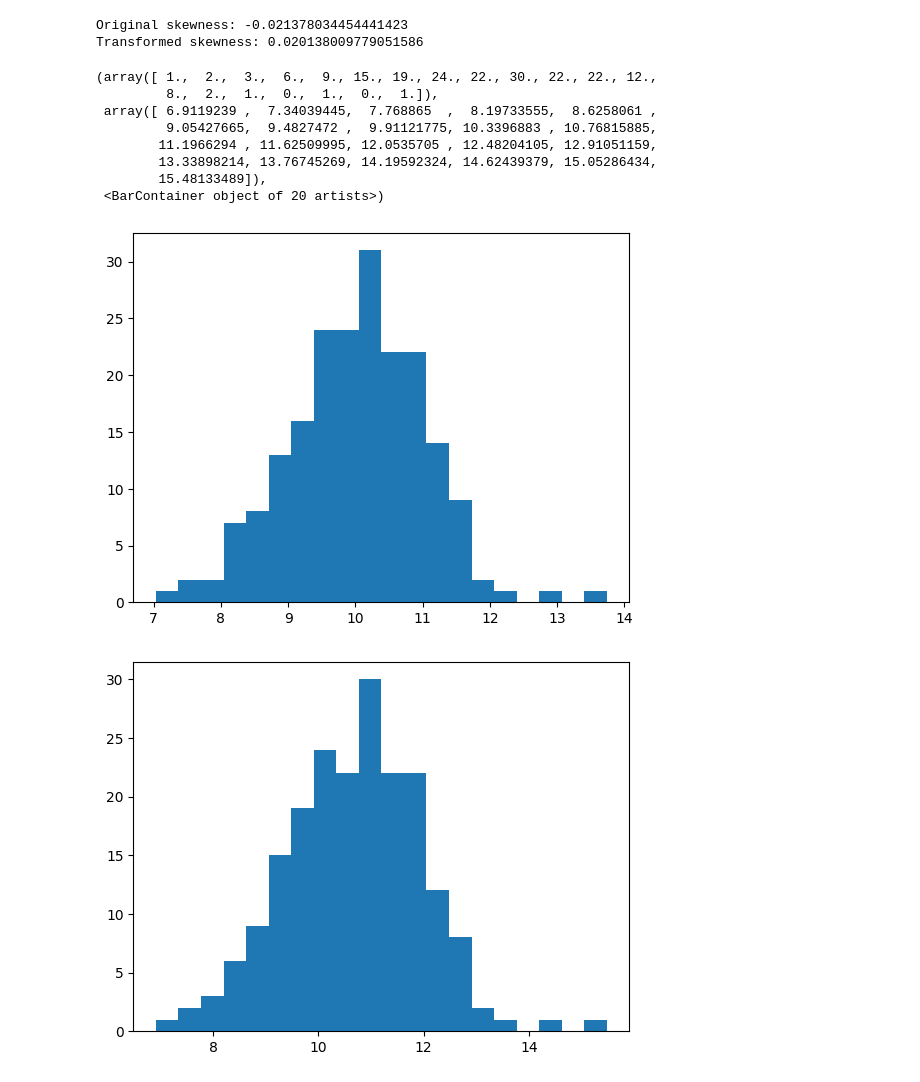
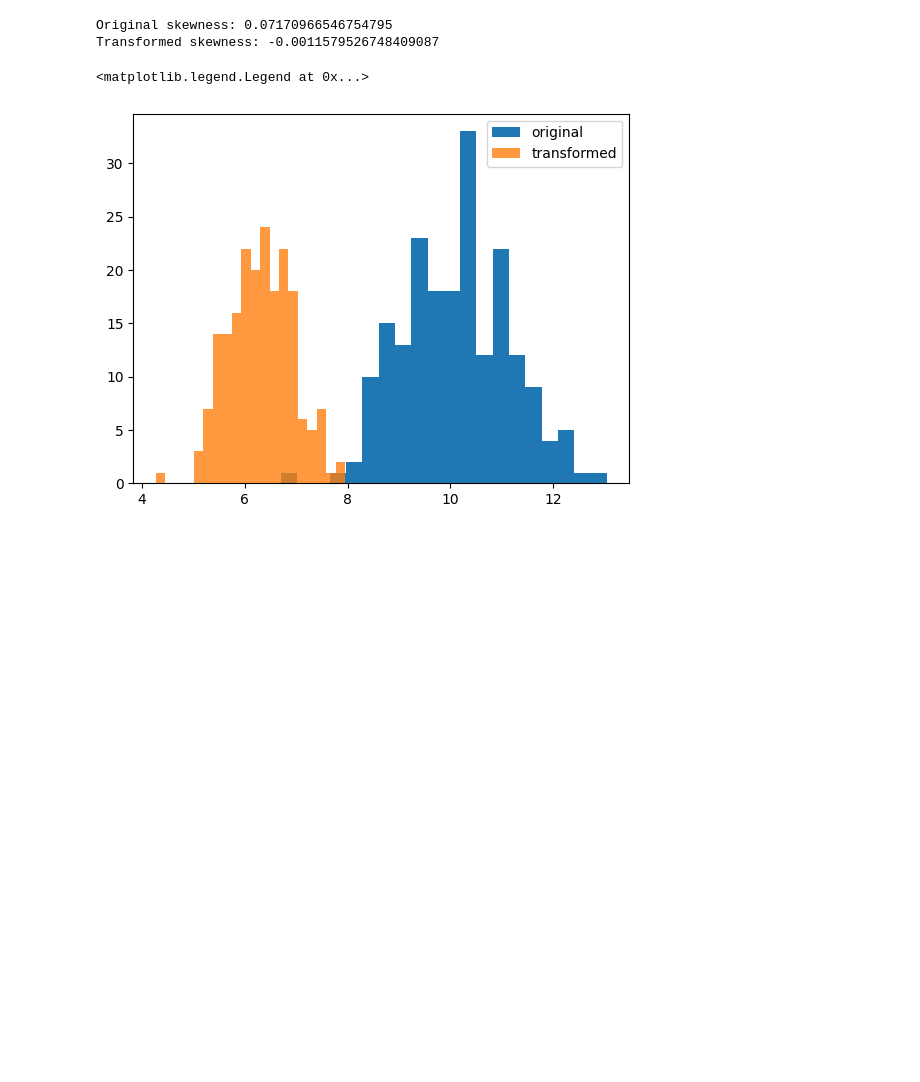
Before and after one commit to davvidbaker/aes-hw-s24, a Jupyter notebook: data-science/hw-1.ipynb, the cells around one changed output. Drawn from its saved outputs; the diff is of its cells as text; code cells hidden in the pictures; blank space fills up the shorter version.

```diff
--- a/data-science/hw-1.ipynb
+++ b/data-science/hw-1.ipynb
@@ -72,30 +81,23 @@ NormaltestResult(statistic=0.5997860677501821, pvalue=0.7408974673743264)
 # %%
 vals = np.random.normal(10, 1, 200)
 
 skew = stats.skew(vals)
 _, l = stats.boxcox(vals)
 
 transformed_data = stats.boxcox(vals, lmbda=l)
 
 print("Original skewness:", skew)
 print("Transformed skewness:", stats.skew(transformed_data))
 
-plt.hist(vals, bins=20)
-plt.figure()
-plt.hist(transformed_data, bins=20)
+plt.hist(vals, bins=20, label="original")
+# plt.figure()
+plt.hist(transformed_data, bins=20, alpha=0.8, label="transformed")
+plt.legend()
 # %% [output]
-Original skewness: -0.021378034454441423
-Transformed skewness: 0.020138009779051586
+Original skewness: 0.07170966546754795
+Transformed skewness: -0.0011579526748409087
-(array([ 1.,  2.,  3.,  6.,  9., 15., 19., 24., 22., 30., 22., 22., 12.,
-         8.,  2.,  1.,  0.,  1.,  0.,  1.]),
- array([ 6.9119239 ,  7.34039445,  7.768865  ,  8.19733555,  8.6258061 ,
-         9.05427665,  9.4827472 ,  9.91121775, 10.3396883 , 10.76815885,
-        11.1966294 , 11.62509995, 12.0535705 , 12.48204105, 12.91051159,
-        13.33898214, 13.76745269, 14.19592324, 14.62439379, 15.05286434,
-        15.48133489]),
- <BarContainer object of 20 artists>)
+<matplotlib.legend.Legend at 0x...>
-[figure, old version]
+[figure, new version]
-[figure, removed]
 # %%
 x1 = np.linspace(-1, 1, 201)
 x2 = [i * 2 + np.random.rand() * 0.2 for i in x1]
```
Also changed, not shown: parts of 4 cells of this notebook, 7 other files.
